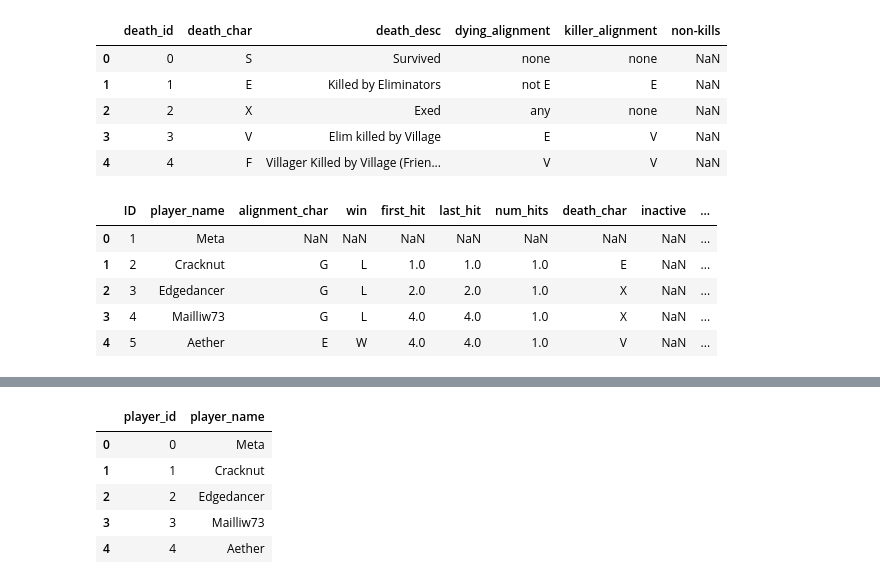
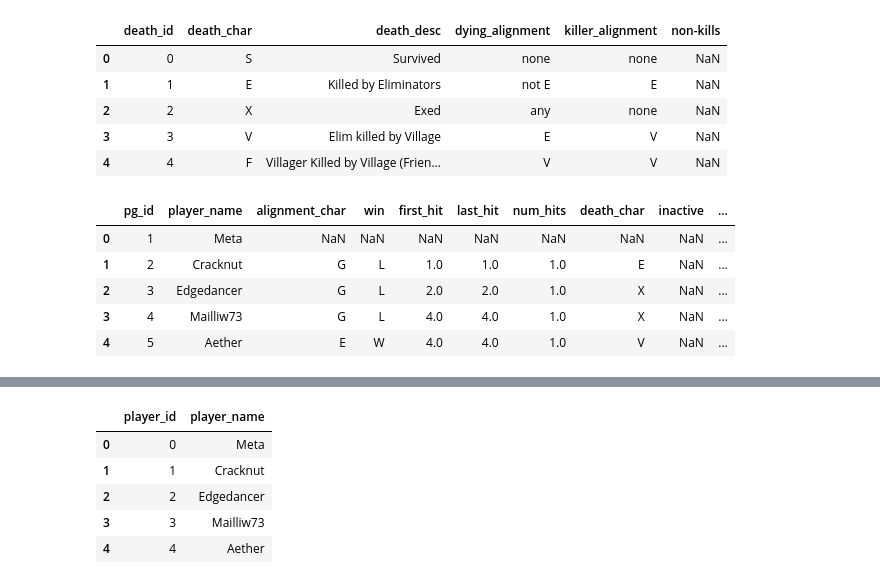
Before and after one commit to isabelle-sanford/se-stats, a Jupyter notebook: data_cleaning.ipynb, the cells around one changed output, grey strips where cells are left out. Cells and saved outputs as stored; diff of their text form; code cells hidden in the pictures.

```diff
--- a/data_cleaning.ipynb
+++ b/data_cleaning.ipynb
@@ -57,31 +57,45 @@ death.head()
 | 4 | 4 | F | Villager Killed by Village (Frien... | V | V | NaN |
 # %%
 # IMPORTING DATA TAB
-data = pd.read_csv("data/original_data/original_data.csv")
+data = pd.read_csv("data/original_data/orig_data_040622.csv")
 
 data.rename(inplace=True, columns={
+    "ID": "pg_id",
     "Player": "player_name",
     "Alignment": "alignment_char",
     "Faction Outcome": "win",
     "First Hit": "first_hit",
     "Last Hit": "last_hit",
     "# of Hits": "num_hits",
-    "Death/\r\n Survival": "death_char", # ???
+    "Death/\n Survival": "death_char", # ???
     "Inactive": "inactive",
     "Mod": "IM",
-    "Game Type": "format",
+    "Game Type": "game_format",
     "Game #": "game_num",
-    "Unnamed: 14": "game_string",
+    "Unnamed: 15": "game_string", # these depend on other cols. name in sheet pls
     "Role": "role",
-    "Unnamed: 17": "secondary_role"
-    # MAIN GM
+    "Unnamed: 18": "secondary_role",
+    "Main?": "main_gm"
     })
+
+data = data.filter([
+    "pg_id",
+    "player_name",
+    "alignment_char",
+    "win",
+    "first_hit", "last_hit", "num_hits",
+    "death_char",
+    "inactive",
+    "GM", "main_gm", "IM", # "Spec"
+    "game_string", #"game_format", "game_num",
+    "role", "secondary_role"
+    ])
 
 data.head()
 
 # more cleaning here?
 # %% [output]
-|  | ID | player_name | alignment_char | win | first_hit | last_hit | num_hits | death_char | inactive | ... |
+|  | pg_id | player_name | alignment_char | win | first_hit | last_hit | num_hits | death_char | inactive | ... |
 | 0 | 1 | Meta | NaN | NaN | NaN | NaN | NaN | NaN | NaN | ... |
 | 1 | 2 | Cracknut | G | L | 1.0 | 1.0 | 1.0 | E | NaN | ... |
 | 2 | 3 | Edgedancer | G | L | 2.0 | 2.0 | 1.0 | X | NaN | ... |
```
Also changed, not shown: parts of 14 cells of this notebook, 7 other files.
